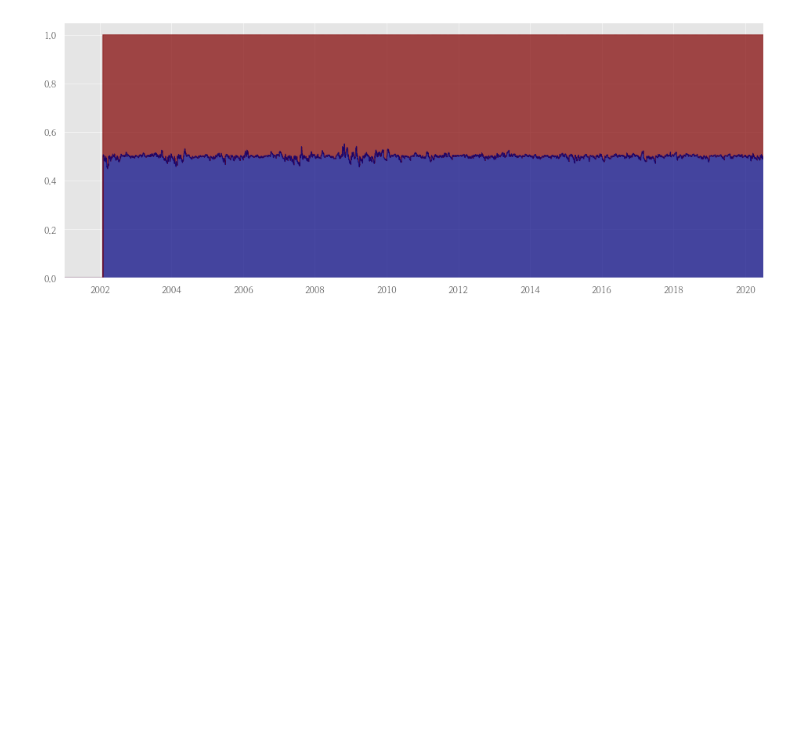
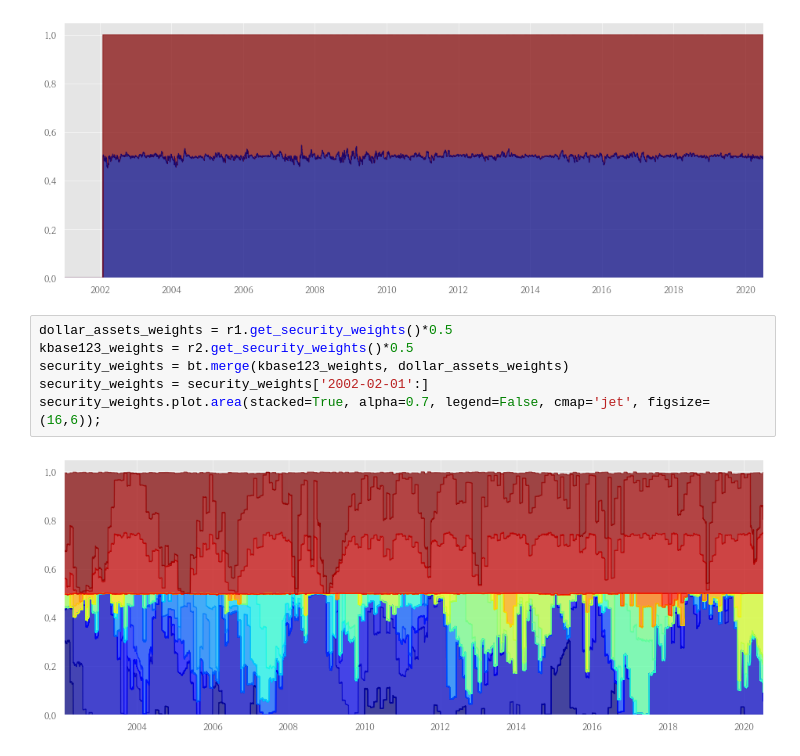
Before and after one commit to hermian/USAP, a Jupyter notebook: 대통합.ipynb, the cells around one changed output. Saved outputs shown, nothing was run; the diff lists cells and outputs as text; blank space fills up the shorter version.

Commit message:
add dollar

```diff
--- a/대통합.ipynb
+++ b/대통합.ipynb
@@ -231,4 +231,12 @@ Win 12m %            87.68%      63.98%      69.67%      75.36%      72.51%
 r_all.get_security_weights('통합').plot.area(stacked=True, alpha=0.7, legend=False, cmap='jet', figsize=(16,6));
 # %% [output]
 [figure]
+# %%
+dollar_assets_weights = r1.get_security_weights()*0.5
+kbase123_weights = r2.get_security_weights()*0.5
+security_weights = bt.merge(kbase123_weights, dollar_assets_weights)
+security_weights = security_weights['2002-02-01':]
+security_weights.plot.area(stacked=True, alpha=0.7, legend=False, cmap='jet', figsize=(16,6));
+# %% [output]
+[figure, added]
 # %%
```
Also changed, not shown: parts of 6 cells of this notebook, 5 other files.
